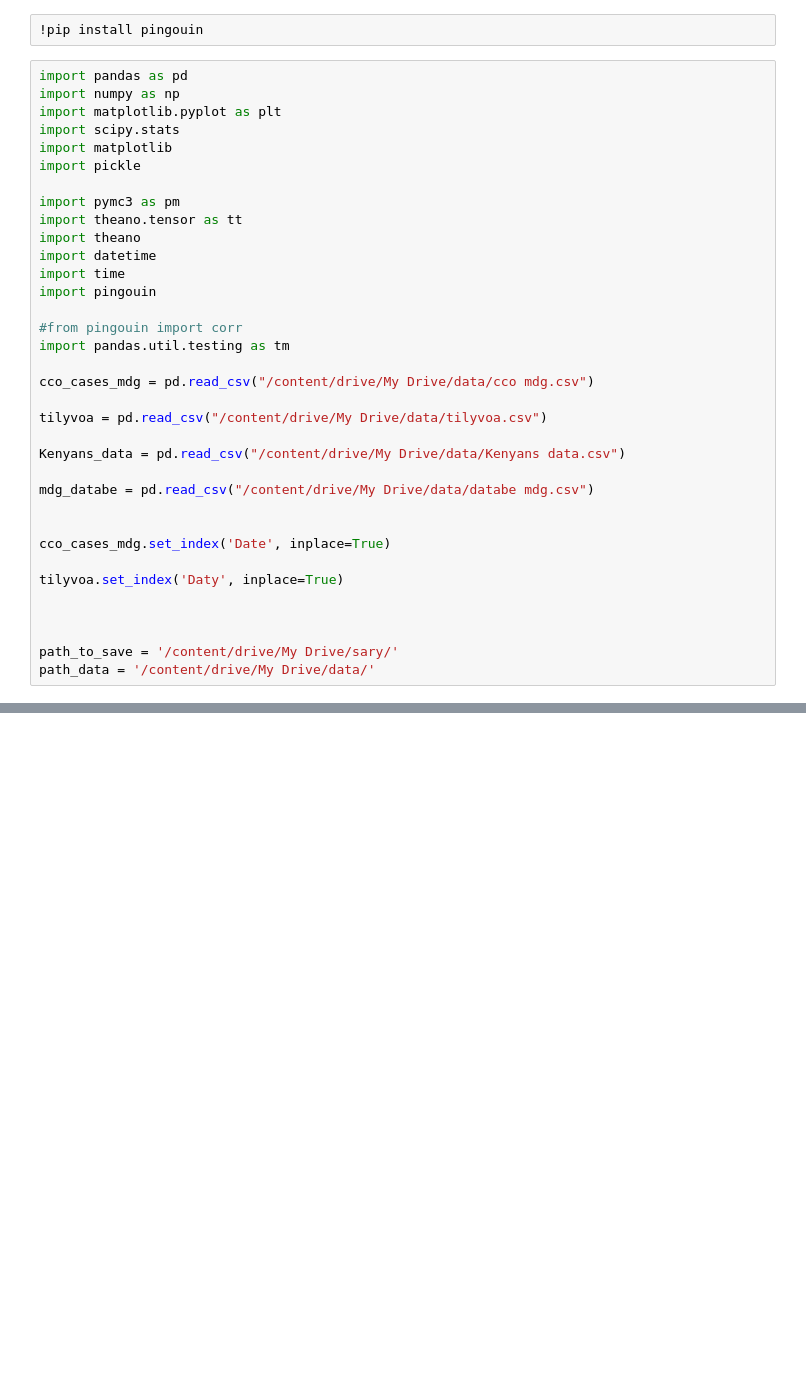
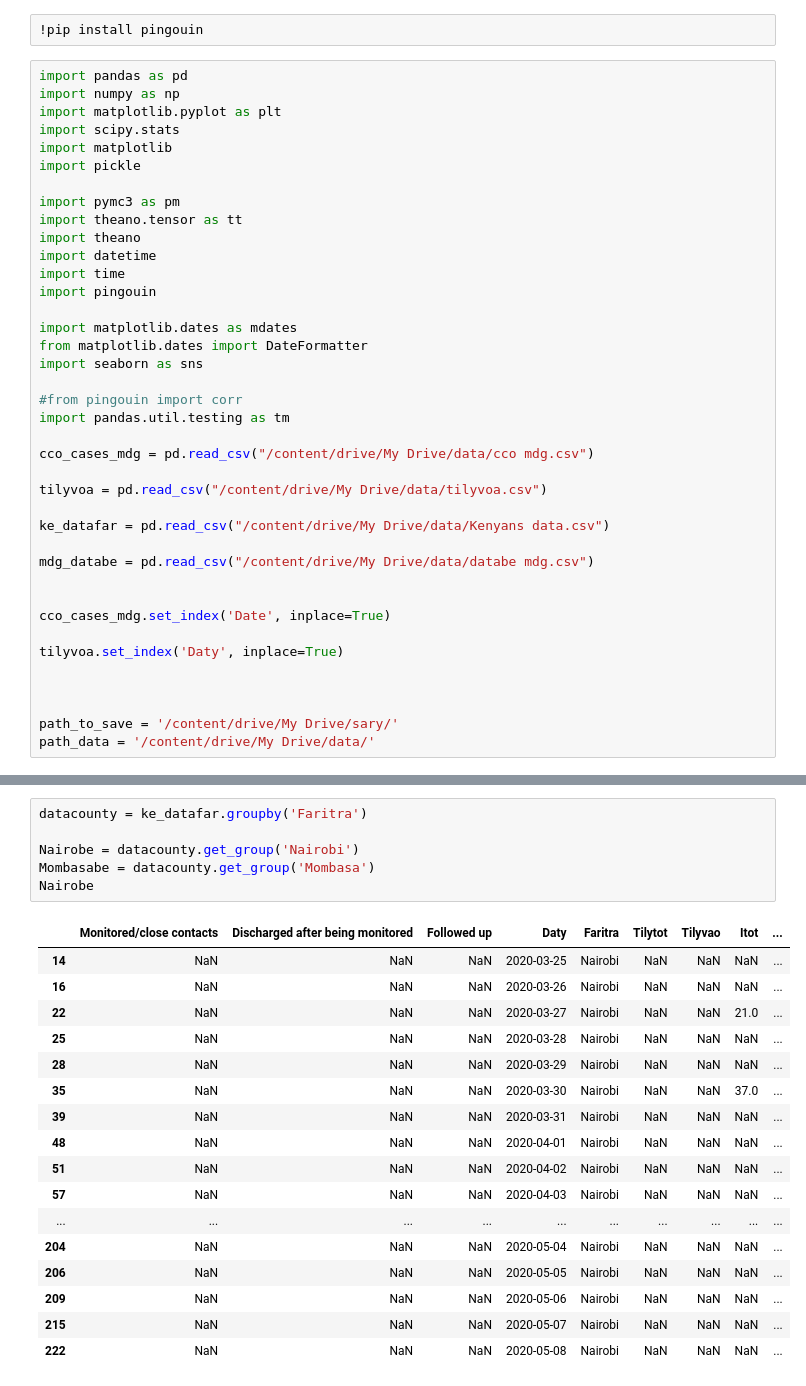
Before and after one commit to herysedra/covid19-mankaiza-clone, a Jupyter notebook: stats/Fampita_mdg_ke.ipynb, the cells around one changed output, grey strips where cells are left out. Cells and saved outputs as stored; diff of their text form; blank space fills up the shorter version.

```diff
--- a/stats/Fampita_mdg_ke.ipynb
+++ b/stats/Fampita_mdg_ke.ipynb
@@ -22,6 +26,10 @@ import datetime
 import time
 import pingouin
 
+import matplotlib.dates as mdates
+from matplotlib.dates import DateFormatter
+import seaborn as sns
+
 #from pingouin import corr
 import pandas.util.testing as tm
 
@@ -29,7 +37,7 @@ cco_cases_mdg = pd.read_csv("/content/drive/My Drive/data/cco mdg.csv")
 
 tilyvoa = pd.read_csv("/content/drive/My Drive/data/tilyvoa.csv")
 
-Kenyans_data = pd.read_csv("/content/drive/My Drive/data/Kenyans data.csv")
+ke_datafar = pd.read_csv("/content/drive/My Drive/data/Kenyans data.csv")
 
 mdg_databe = pd.read_csv("/content/drive/My Drive/data/databe mdg.csv")
 
@@ -158,0 +196,24 @@ Name: Ivao, dtype: float64
+# %%
+datacounty = ke_datafar.groupby('Faritra')
+
+Nairobe = datacounty.get_group('Nairobi')
+Mombasabe = datacounty.get_group('Mombasa')
+Nairobe
+# %% [output]
+|  | Monitored/close contacts | Discharged after being monitored | Followed up | Daty | Faritra | Tilytot | Tilyvao | Itot | ... |
+| 14 | NaN | NaN | NaN | 2020-03-25 | Nairobi | NaN | NaN | NaN | ... |
+| 16 | NaN | NaN | NaN | 2020-03-26 | Nairobi | NaN | NaN | NaN | ... |
+| 22 | NaN | NaN | NaN | 2020-03-27 | Nairobi | NaN | NaN | 21.0 | ... |
+| 25 | NaN | NaN | NaN | 2020-03-28 | Nairobi | NaN | NaN | NaN | ... |
+| 28 | NaN | NaN | NaN | 2020-03-29 | Nairobi | NaN | NaN | NaN | ... |
+| 35 | NaN | NaN | NaN | 2020-03-30 | Nairobi | NaN | NaN | 37.0 | ... |
+| 39 | NaN | NaN | NaN | 2020-03-31 | Nairobi | NaN | NaN | NaN | ... |
+| 48 | NaN | NaN | NaN | 2020-04-01 | Nairobi | NaN | NaN | NaN | ... |
+| 51 | NaN | NaN | NaN | 2020-04-02 | Nairobi | NaN | NaN | NaN | ... |
+| 57 | NaN | NaN | NaN | 2020-04-03 | Nairobi | NaN | NaN | NaN | ... |
+| ... | ... | ... | ... | ... | ... | ... | ... | ... | ... |
+| 204 | NaN | NaN | NaN | 2020-05-04 | Nairobi | NaN | NaN | NaN | ... |
+| 206 | NaN | NaN | NaN | 2020-05-05 | Nairobi | NaN | NaN | NaN | ... |
+| 209 | NaN | NaN | NaN | 2020-05-06 | Nairobi | NaN | NaN | NaN | ... |
+| 215 | NaN | NaN | NaN | 2020-05-07 | Nairobi | NaN | NaN | NaN | ... |
+| 222 | NaN | NaN | NaN | 2020-05-08 | Nairobi | NaN | NaN | NaN | ... |
```
Also changed, not shown: parts of 19 cells of this notebook.
